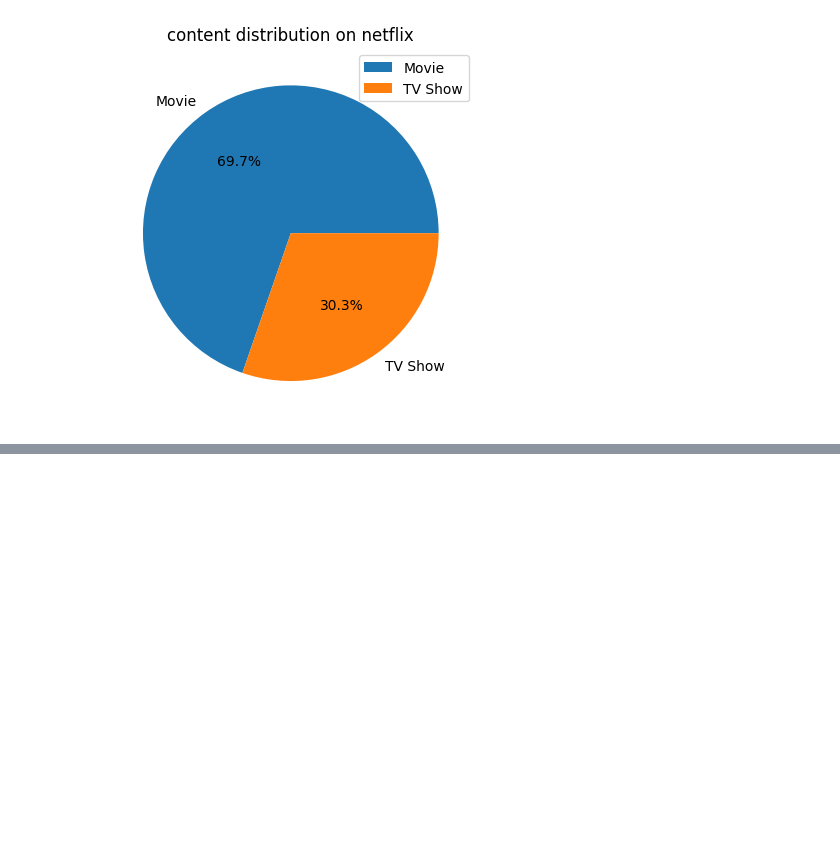
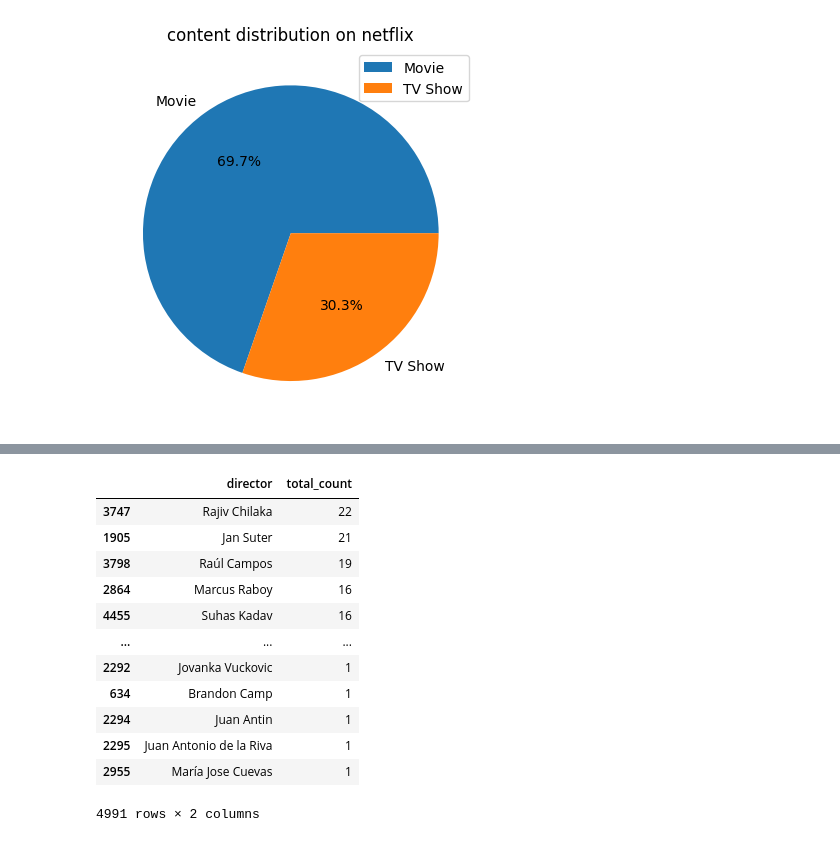
Before and after one commit to pragnakulkarni/Netflix-Movies-and-TV-Shows, a Jupyter notebook: Welcome_To_Colab.ipynb, the cells around one changed output, grey strips where cells are left out. Saved outputs shown, nothing was run; the diff lists cells and outputs as text; code cells hidden in the pictures; blank space fills up the shorter version.

```diff
--- a/Welcome_To_Colab.ipynb
+++ b/Welcome_To_Colab.ipynb
@@ -168,0 +211,18 @@ plt.legend(content_type['type'], loc = 'best')
+# %%
+#sorting the known directors based on the total_count
+known_directors = known_directors.sort_values(by = 'total_count', ascending = False)
+known_directors
+# %% [output]
+|  | director | total_count |
+| 3747 | Rajiv Chilaka | 22 |
+| 1905 | Jan Suter | 21 |
+| 3798 | Raúl Campos | 19 |
+| 2864 | Marcus Raboy | 16 |
+| 4455 | Suhas Kadav | 16 |
+| ... | ... | ... |
+| 2292 | Jovanka Vuckovic | 1 |
+| 634 | Brandon Camp | 1 |
+| 2294 | Juan Antin | 1 |
+| 2295 | Juan Antonio de la Riva | 1 |
+| 2955 | María Jose Cuevas | 1 |
+4991 rows × 2 columns
```
Also changed, not shown: parts of 6 cells of this notebook.
